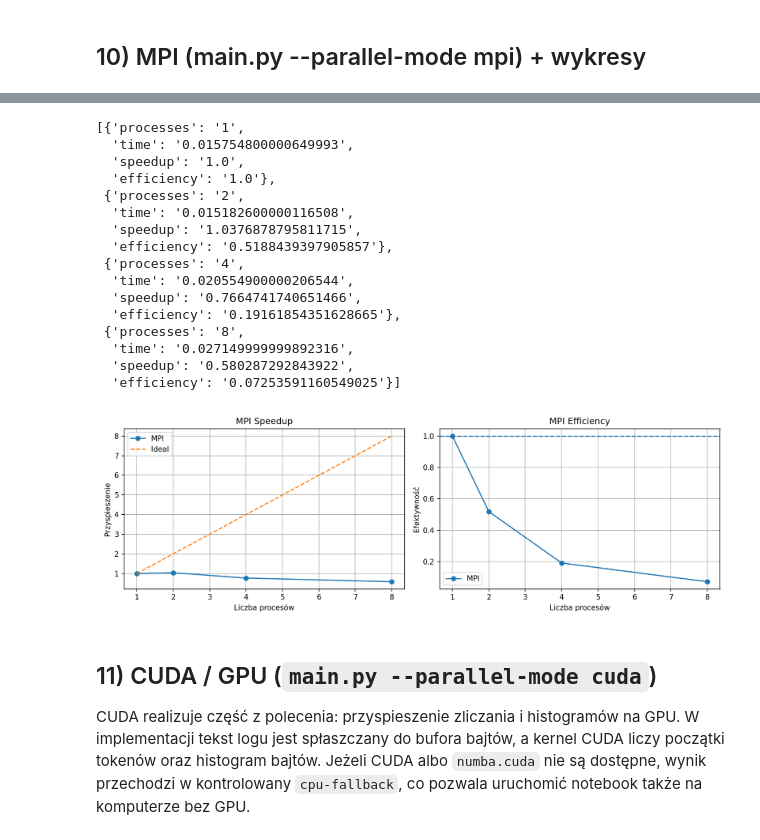
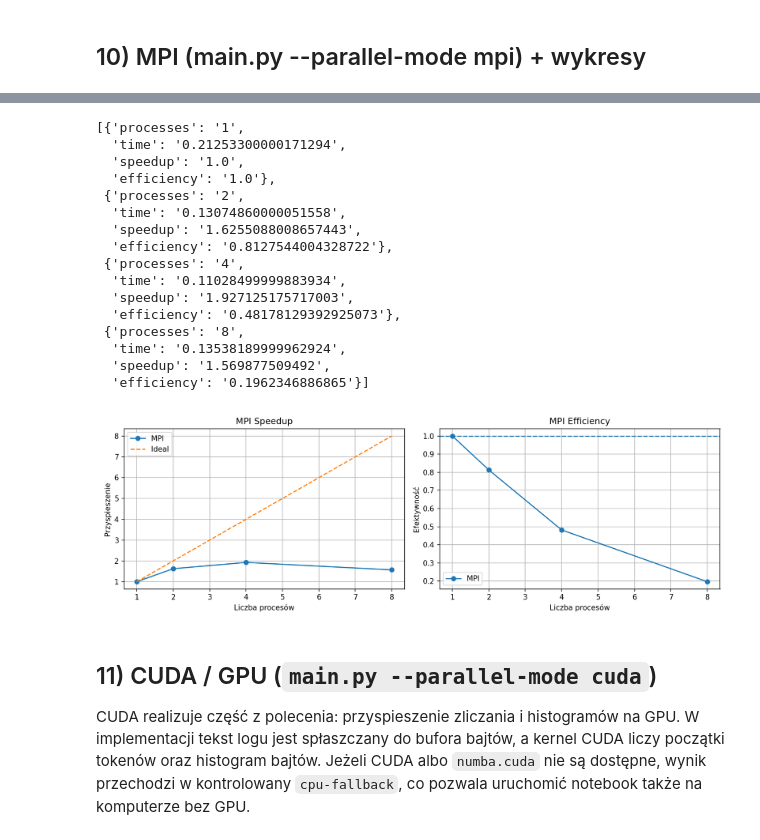
Before and after one commit to lukaskierzek/prir_projekt, a Jupyter notebook: pipeline_presentation.ipynb, the cells around one changed output, grey strips where cells are left out. Drawn from its saved outputs; the diff is of its cells as text; code cells hidden in the pictures.

```diff
--- a/pipeline_presentation.ipynb
+++ b/pipeline_presentation.ipynb
@@ -483,8 +530,41 @@ time: 0.29406530000051134
 mode: mpi-root
 # %%
 import csv
+import pandas as pd
+from parallel.mpi.runner import run_mpi_token_count
+from parallel.mpi.launcher import find_mpiexec
+from visualization.plots import plot_speedup_efficiency
+
+mpi_csv = REPORTS / "benchmark_mpi.csv"
+mpi_plot = PLOTS / "mpi_speedup_efficiency.png"
+if not mpi_csv.exists() or not mpi_plot.exists():
+    if find_mpiexec():
+        cmd = [
+            sys.executable,
+            "mpi_speedup.py",
+            "--input", INPUT_LOG,
+            "--procs", "1", "2", "4", "8",
+            "--save-dir", str(REPORTS),
+        ]
+        print("$", " ".join(cmd))
+        completed = subprocess.run(cmd, capture_output=True, text=True)
+        print(completed.stdout)
+        if completed.returncode != 0:
+            print(completed.stderr)
+            raise RuntimeError("MPI benchmark failed")
+    else:
+        print("mpiexec nie jest dostępny - generuję fallbackowy benchmark MPI dla 1 procesu.")
+        with open(INPUT_LOG, "r", encoding="utf-8") as handle:
+            lines = handle.readlines()
+        result = run_mpi_token_count(lines)
+        df = pd.DataFrame([{"processes": 1, "time": float(result["time"]), "speedup": 1.0, "efficiency": 1.0}])
+        REPORTS.mkdir(parents=True, exist_ok=True)
+        PLOTS.mkdir(parents=True, exist_ok=True)
+        df.to_csv(mpi_csv, index=False)
+        plot_speedup_efficiency([1], [1.0], [1.0], "MPI fallback", "Processes", str(mpi_plot))
+
 mpi_rows = []
-with open(REPORTS / "benchmark_mpi.csv", "r", encoding="utf-8") as f:
+with open(mpi_csv, "r", encoding="utf-8") as f:
     reader = csv.DictReader(f)
     for i, row in enumerate(reader):
         if i >= 10:
@@ -493,25 +573,29 @@ with open(REPORTS / "benchmark_mpi.csv", "r", encoding="utf-8") as f:
 mpi_rows
 # %% [output]
 [{'processes': '1',
-  'time': '0.015754800000649993',
+  'time': '0.21253300000171294',
   'speedup': '1.0',
   'efficiency': '1.0'},
  {'processes': '2',
-  'time': '0.015182600000116508',
-  'speedup': '1.0376878795811715',
-  'efficiency': '0.5188439397905857'},
+  'time': '0.13074860000051558',
+  'speedup': '1.6255088008657443',
+  'efficiency': '0.8127544004328722'},
  {'processes': '4',
-  'time': '0.020554900000206544',
-  'speedup': '0.7664741740651466',
-  'efficiency': '0.19161854351628665'},
+  'time': '0.11028499999883934',
+  'speedup': '1.927125175717003',
+  'efficiency': '0.48178129392925073'},
  {'processes': '8',
-  'time': '0.027149999999892316',
-  'speedup': '0.580287292843922',
-  'efficiency': '0.07253591160549025'}]
+  'time': '0.13538189999962924',
+  'speedup': '1.569877509492',
+  'efficiency': '0.1962346886865'}]
 # %%
-display(Image(filename=str(PLOTS / 'mpi_speedup_efficiency.png')))
+mpi_plot = PLOTS / "mpi_speedup_efficiency.png"
+if mpi_plot.exists():
+    display(Image(filename=str(mpi_plot)))
+else:
+    print("Brak wykresu MPI - uruchom komórkę z benchmarkiem MPI albo sprawdź mpiexec / mpi4py.")
 # %% [output]
-[figure, old version]
+[figure, new version]
 # %% [markdown]
 ## 11) CUDA / GPU (`main.py --parallel-mode cuda`)
 
```
Also changed, not shown: parts of 12 cells of this notebook, 15 other files.
